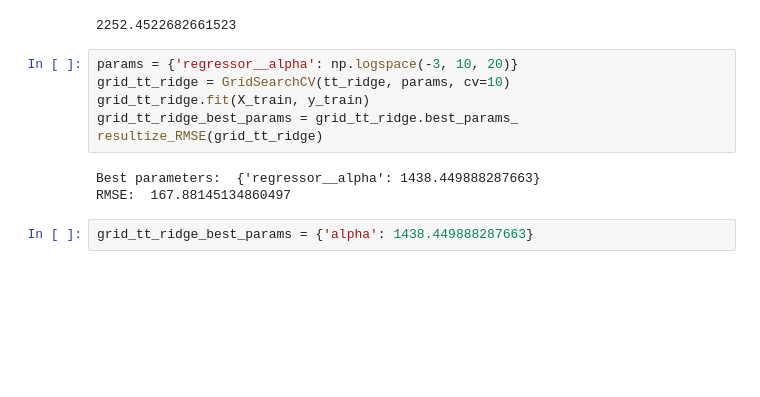
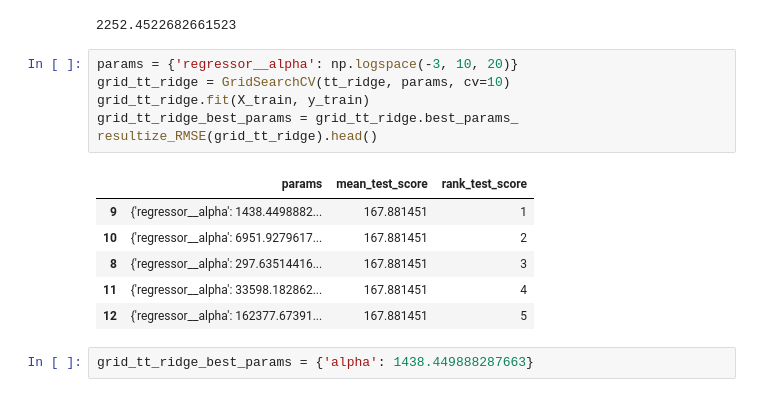
Before and after one commit to ThomasMeb/Anticiper_besoins_des_batiments, a Jupyter notebook: Comsomation.ipynb, the cells around one changed output. Saved outputs shown, nothing was run; the diff lists cells and outputs as text; blank space fills up the shorter version.

```diff
--- a/Comsomation.ipynb
+++ b/Comsomation.ipynb
@@ -148,12 +159,16 @@ tt_ridge_error
 # %%
 params = {'regressor__alpha': np.logspace(-3, 10, 20)}
 grid_tt_ridge = GridSearchCV(tt_ridge, params, cv=10)
 grid_tt_ridge.fit(X_train, y_train)
 grid_tt_ridge_best_params = grid_tt_ridge.best_params_
-resultize_RMSE(grid_tt_ridge)
+resultize_RMSE(grid_tt_ridge).head()
 # %% [output]
-Best parameters:  {'regressor__alpha': 1438.449888287663}
-RMSE:  167.88145134860497
+|  | params | mean_test_score | rank_test_score |
+| 9 | {'regressor__alpha': 1438.4498882... | 167.881451 | 1 |
+| 10 | {'regressor__alpha': 6951.9279617... | 167.881451 | 2 |
+| 8 | {'regressor__alpha': 297.63514416... | 167.881451 | 3 |
+| 11 | {'regressor__alpha': 33598.182862... | 167.881451 | 4 |
+| 12 | {'regressor__alpha': 162377.67391... | 167.881451 | 5 |
 # %%
 grid_tt_ridge_best_params = {'alpha': 1438.449888287663}
 # %%
```
Also changed, not shown: parts of 11 cells of this notebook, 2 other files.
